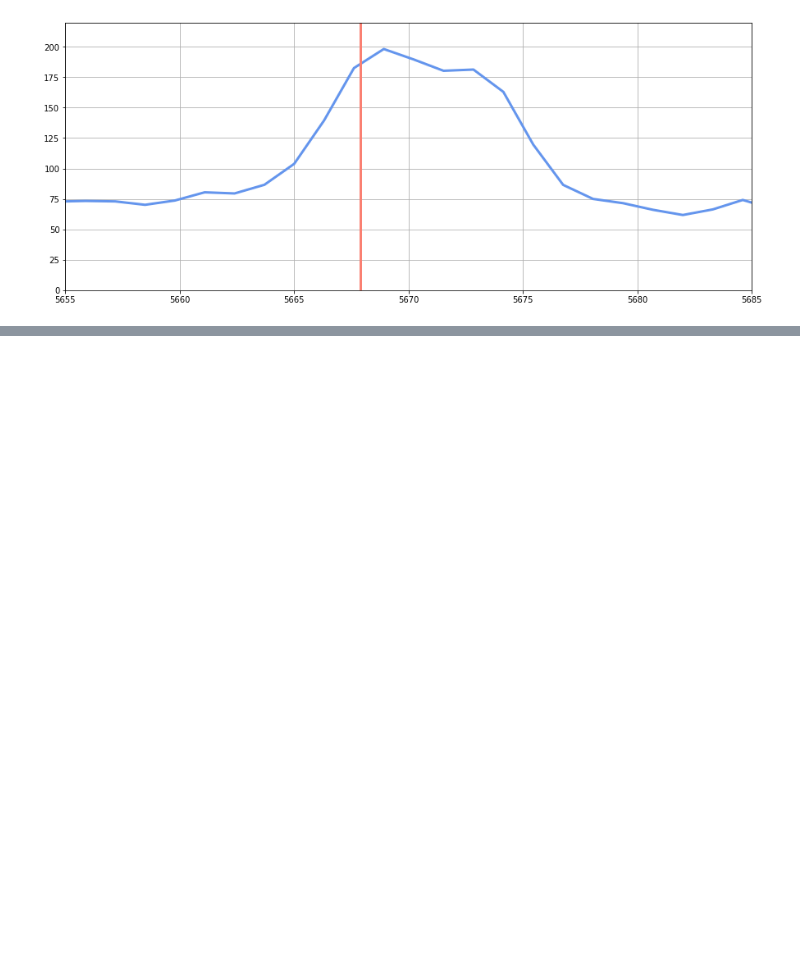
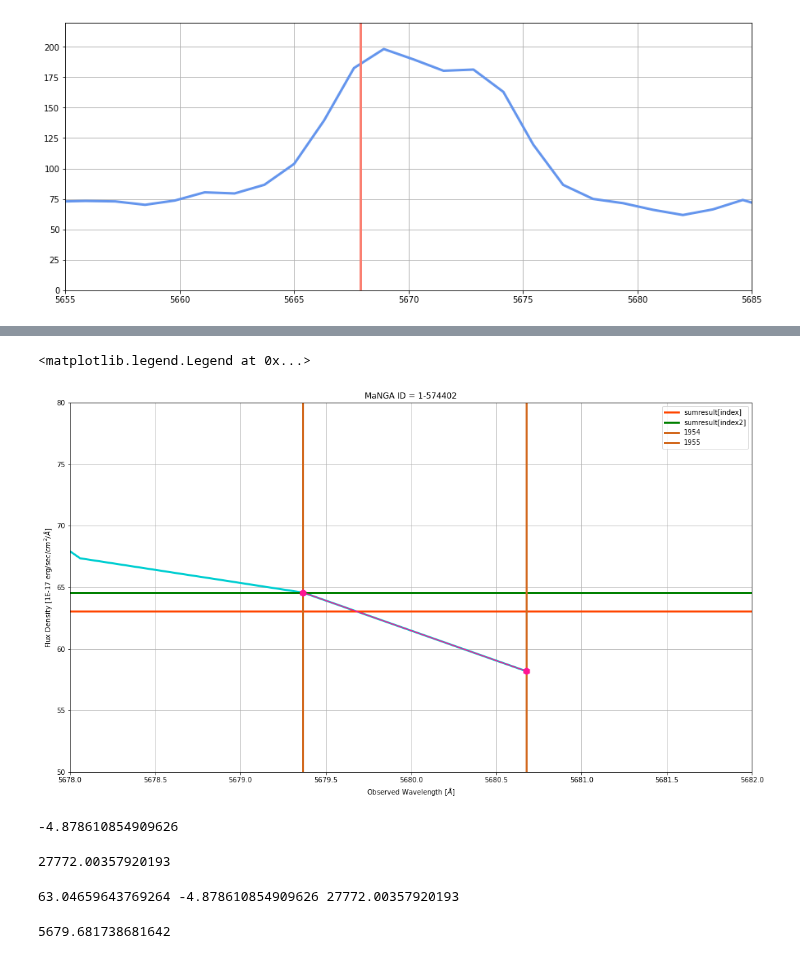
Before and after one commit to Natacha-U/Snr-Prj, a Jupyter notebook: 1-574402.ipynb, the cells around one changed output, grey strips where cells are left out. Saved outputs shown, nothing was run; the diff lists cells and outputs as text; code cells hidden in the pictures; blank space fills up the shorter version.

```diff
--- a/1-574402.ipynb
+++ b/1-574402.ipynb
@@ -102,0 +149,37 @@ plt.plot(wave[yaxis[0] : yaxis[-1] + 1], sumresult, color = 'darkturquoise', lin
+# %%
+plt.figure(figsize = (18,10))
+plt.grid()
+plt.xlim(5678, 5682)
+plt.ylim(50,80)
+plt.xlabel('Observed Wavelength ' + r'[$\AA$]')
+plt.ylabel('Flux Density [1E-17 erg/sec/'+r'$cm^2$/'+r'$\AA$]')
+plt.title('MaNGA ID = ' + mangaid)
+# plt.plot(wave, sumflux, color = 'cornflowerblue', linewidth = 3)
+plt.plot(wave[yaxis[0] : yaxis[-1] + 1], sumresult, color = 'darkturquoise', linewidth = 3)
+plt.axhline(sumresult[index], linewidth = 3, color = 'orangered', label = 'sumresult[index]')
+plt.axhline(sumresult[index2], linewidth = 3, color = 'green', label = 'sumresult[index2]')
+
+plt.axvline(wave[1954], color = 'chocolate', linewidth = 3, label = '1954')
+plt.axvline(wave[1955], color = 'chocolate', linewidth = 3, label = '1955')
+
+plt.plot(x, y, marker = 'h', ms = 10, color = 'deeppink')
+
+
+
+plt.legend()
+#1954 1955
+# %% [output]
+<matplotlib.legend.Legend at 0x...>
+[figure, added]
+# %%
+# Get the gradient of the line above
+m = (y[1] - y[0])/(x[1] - x[0])
+m
+# %% [output]
+-4.878610854909626
+# %%
+# Get the y intercept of the line above
+c = y[0] - m*x[0]
+c
+# %% [output]
+27772.00357920193
@@ -102,0 +192,6 @@ plt.plot(wave[yaxis[0] : yaxis[-1] + 1], sumresult, color = 'darkturquoise', lin
+# %%
+xval = func(sumresult[index], m, c)
+xval
+# %% [output]
+63.04659643769264 -4.878610854909626 27772.00357920193
+5679.681738681642
```
Also changed, not shown: parts of 24 cells of this notebook.
